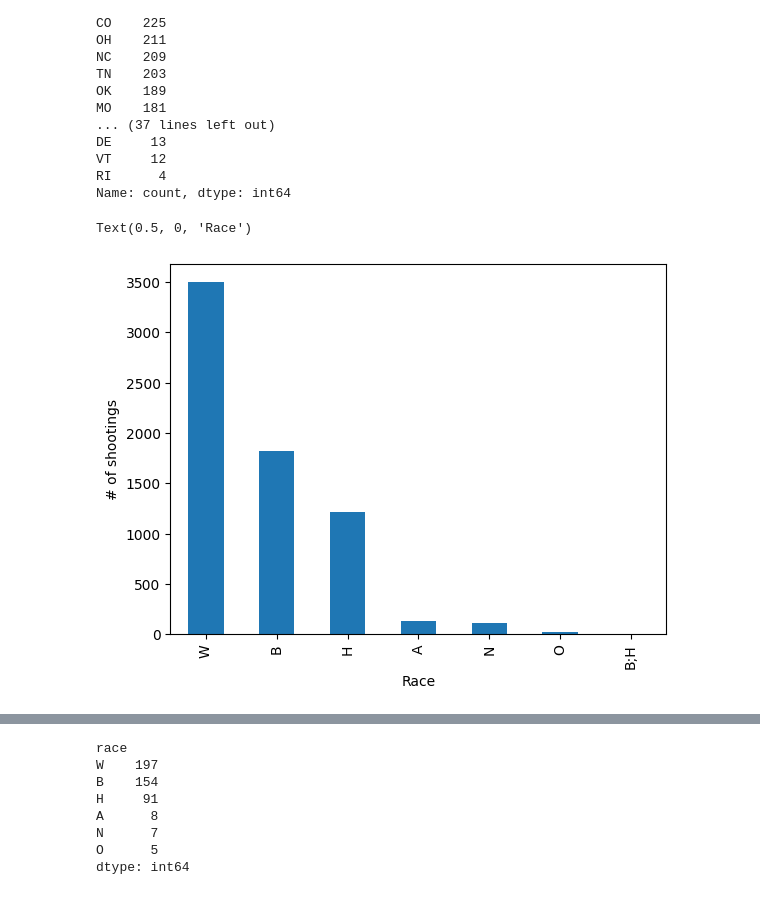
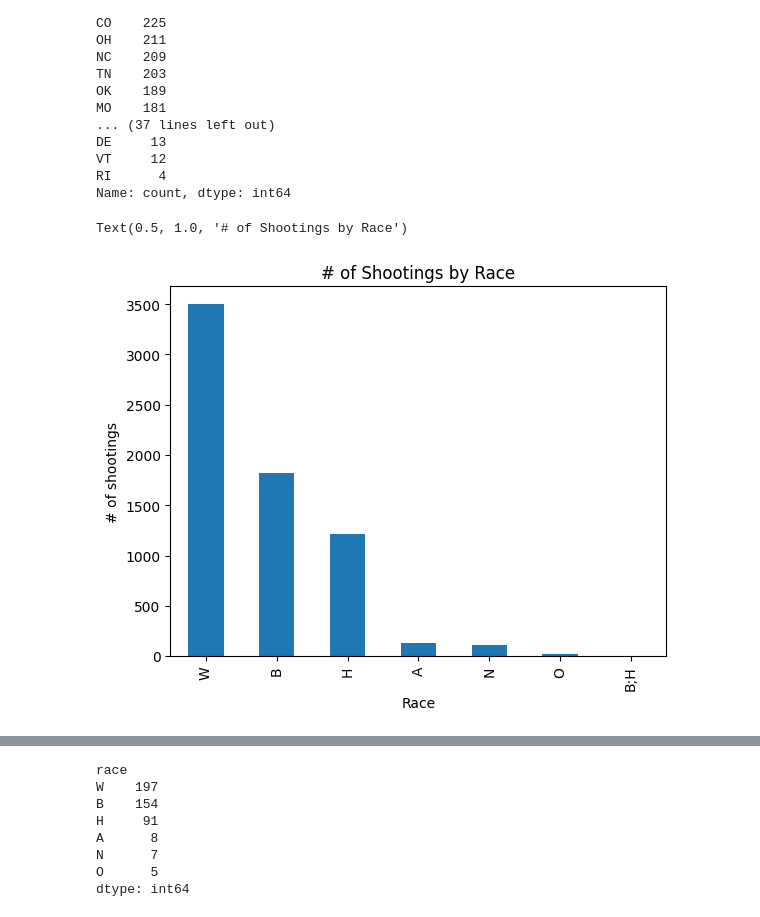
Before and after one commit to esantema/data-police-shootings, a Jupyter notebook: v2/police_shootings.ipynb, the cells around one changed output, grey strips where cells are left out. Drawn from its saved outputs; the diff is of its cells as text; code cells hidden in the pictures.

```diff
--- a/v2/police_shootings.ipynb
+++ b/v2/police_shootings.ipynb
@@ -202,13 +202,14 @@ Name: count, dtype: int64
 # %%
 #Task 3, Q6A
 import matplotlib.pyplot as plt
 
 race_df.plot(kind="bar")
 plt.ylabel("# of shootings")
 plt.xlabel("Race")
+plt.title("# of Shootings by Race")
 # %% [output]
-Text(0.5, 0, 'Race')
+Text(0.5, 1.0, '# of Shootings by Race')
-[figure, old version]
+[figure, new version]
 # %%
 #Task 3, Q6B
 plt.figure(figsize=(12,10))
```
Also changed, not shown: parts of 18 cells of this notebook.
